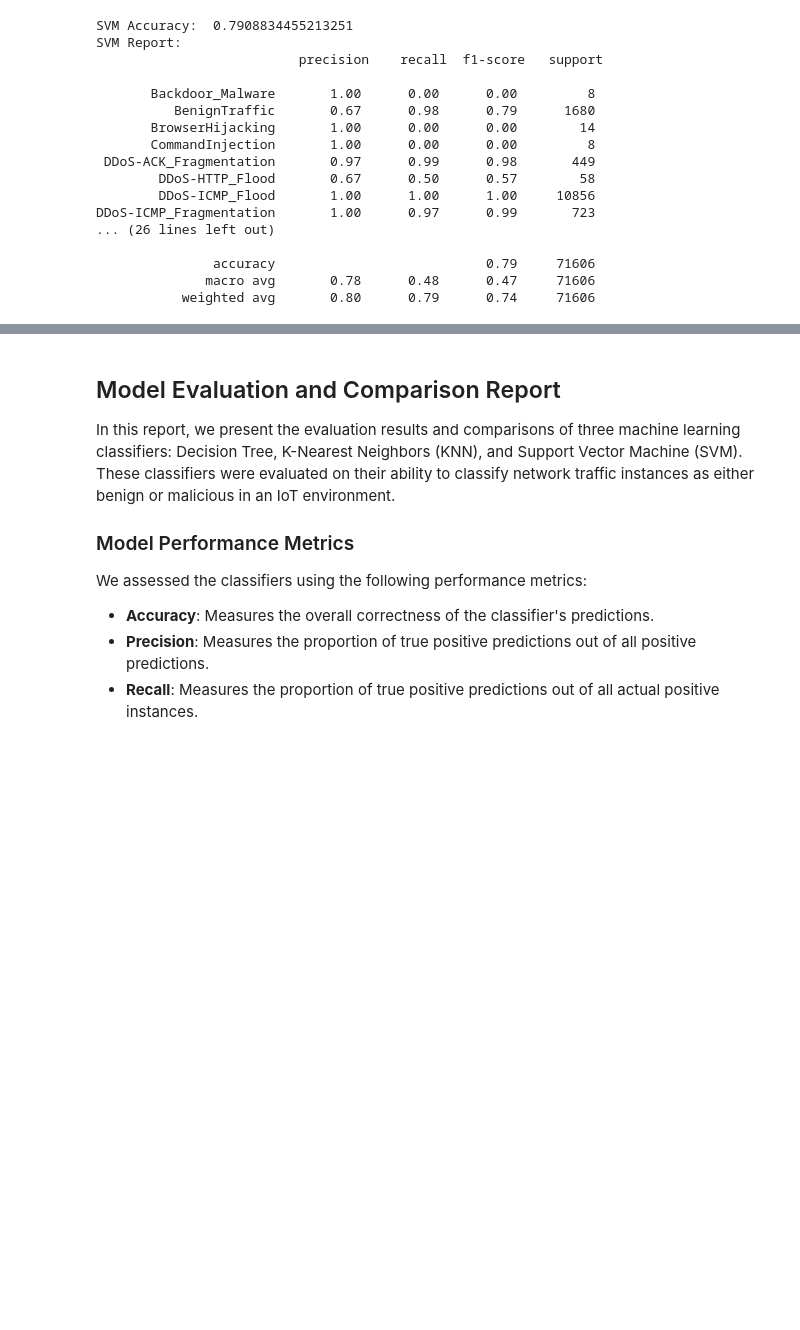
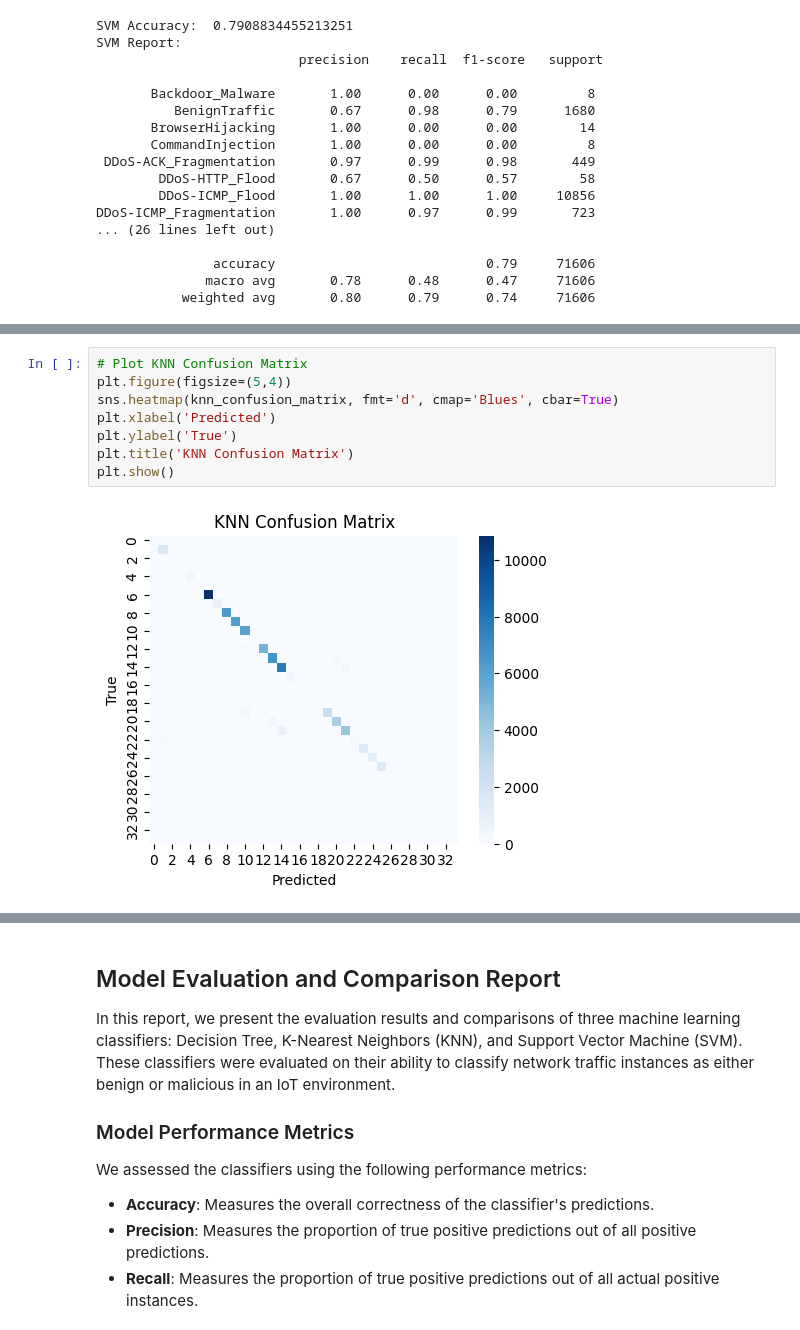
Before and after one commit to JosueMolinaMorales/CyberAI, a Jupyter notebook: Assignment2/Assignment2.ipynb, the cells around one changed output, grey strips where cells are left out. Cells and saved outputs as stored; diff of their text form; blank space fills up the shorter version.

```diff
--- a/Assignment2/Assignment2.ipynb
+++ b/Assignment2/Assignment2.ipynb
@@ -353,0 +377,10 @@ DDoS-ICMP_Fragmentation       1.00      0.97      0.99       723
+# %%
+# Plot KNN Confusion Matrix
+plt.figure(figsize=(5,4))
+sns.heatmap(knn_confusion_matrix, fmt='d', cmap='Blues', cbar=True)
+plt.xlabel('Predicted')
+plt.ylabel('True')
+plt.title('KNN Confusion Matrix')
+plt.show()
+# %% [output]
+[figure, added]
```
Also changed, not shown: parts of 5 cells of this notebook, 1 other file.
